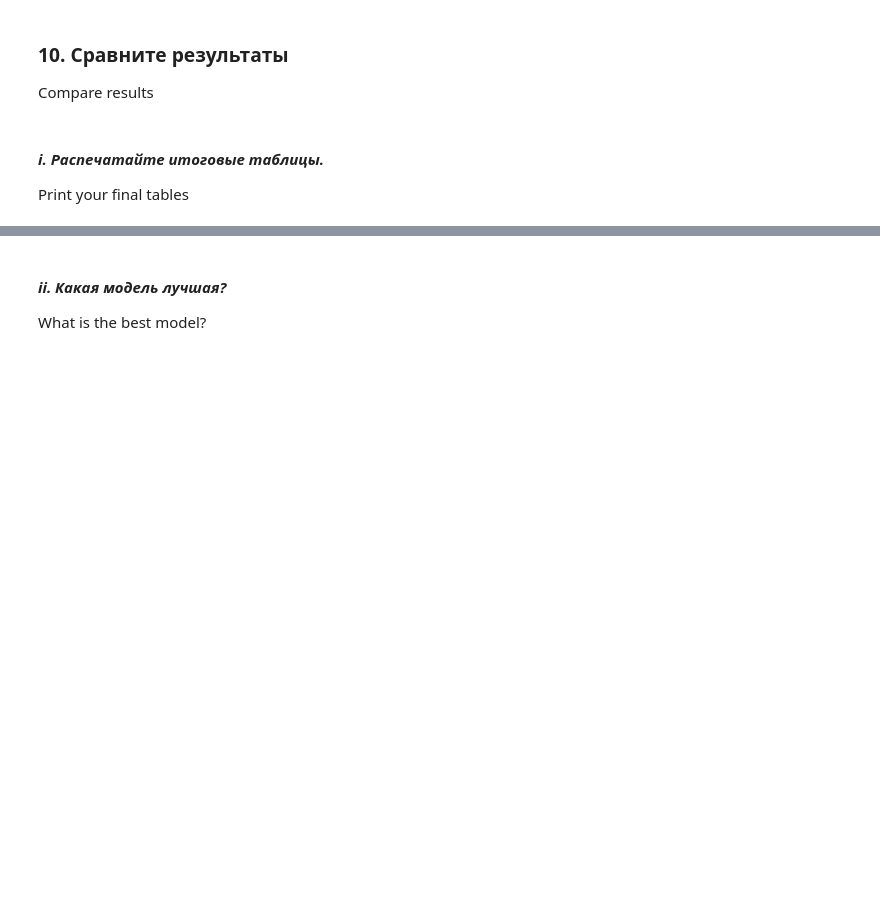
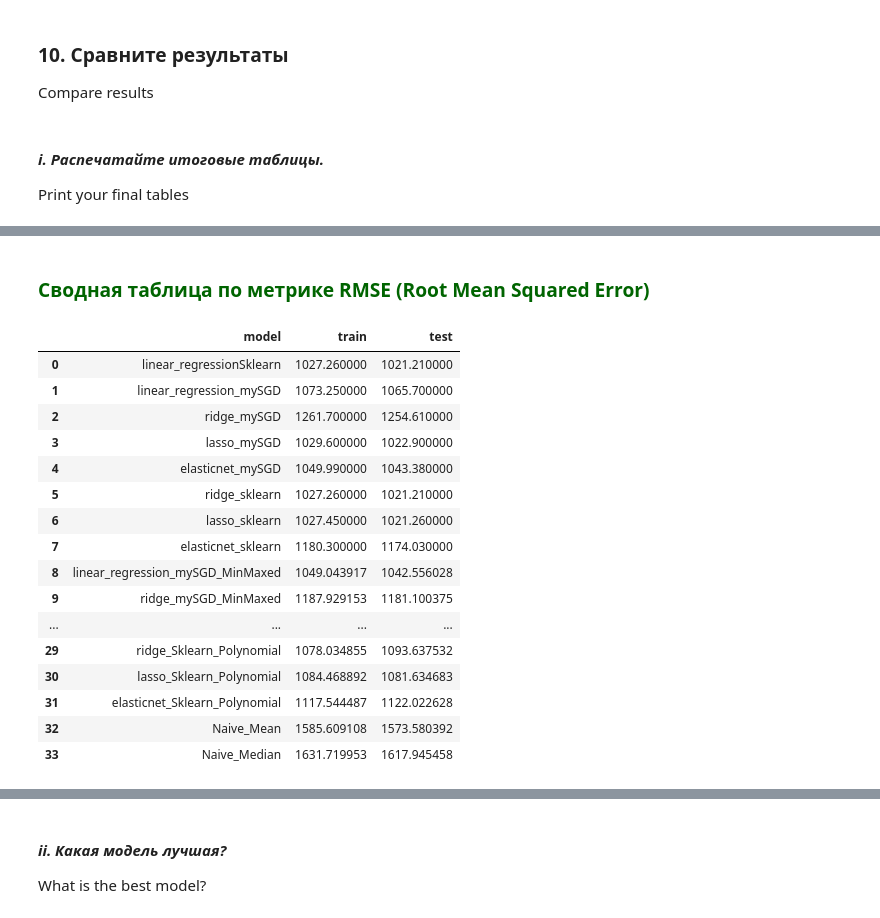
Before and after one commit to RunForJoy/core-linear-regression, a Jupyter notebook: src/ml.ipynb, the cells around one changed output, grey strips where cells are left out. Cells and saved outputs as stored; diff of their text form; code cells hidden in the pictures; blank space fills up the shorter version.

```diff
--- a/src/ml.ipynb
+++ b/src/ml.ipynb
@@ -2413,0 +2767,27 @@ Print your final tables
+# %%
+display(
+    HTML(
+        "<h3 style='color: darkgreen'> Сводная таблица по метрике RMSE (Root Mean Squared Error)</h3>"
+    )
+)
+
+display(result_RMSE)
+# %% [output]
+Сводная таблица по метрике RMSE (Root Mean Squared Error)
+|  | model | train | test |
+| 0 | linear_regressionSklearn | 1027.260000 | 1021.210000 |
+| 1 | linear_regression_mySGD | 1073.250000 | 1065.700000 |
+| 2 | ridge_mySGD | 1261.700000 | 1254.610000 |
+| 3 | lasso_mySGD | 1029.600000 | 1022.900000 |
+| 4 | elasticnet_mySGD | 1049.990000 | 1043.380000 |
+| 5 | ridge_sklearn | 1027.260000 | 1021.210000 |
+| 6 | lasso_sklearn | 1027.450000 | 1021.260000 |
+| 7 | elasticnet_sklearn | 1180.300000 | 1174.030000 |
+| 8 | linear_regression_mySGD_MinMaxed | 1049.043917 | 1042.556028 |
+| 9 | ridge_mySGD_MinMaxed | 1187.929153 | 1181.100375 |
+| ... | ... | ... | ... |
+| 29 | ridge_Sklearn_Polynomial | 1078.034855 | 1093.637532 |
+| 30 | lasso_Sklearn_Polynomial | 1084.468892 | 1081.634683 |
+| 31 | elasticnet_Sklearn_Polynomial | 1117.544487 | 1122.022628 |
+| 32 | Naive_Mean | 1585.609108 | 1573.580392 |
+| 33 | Naive_Median | 1631.719953 | 1617.945458 |
```
Also changed, not shown: parts of 80 cells of this notebook.
